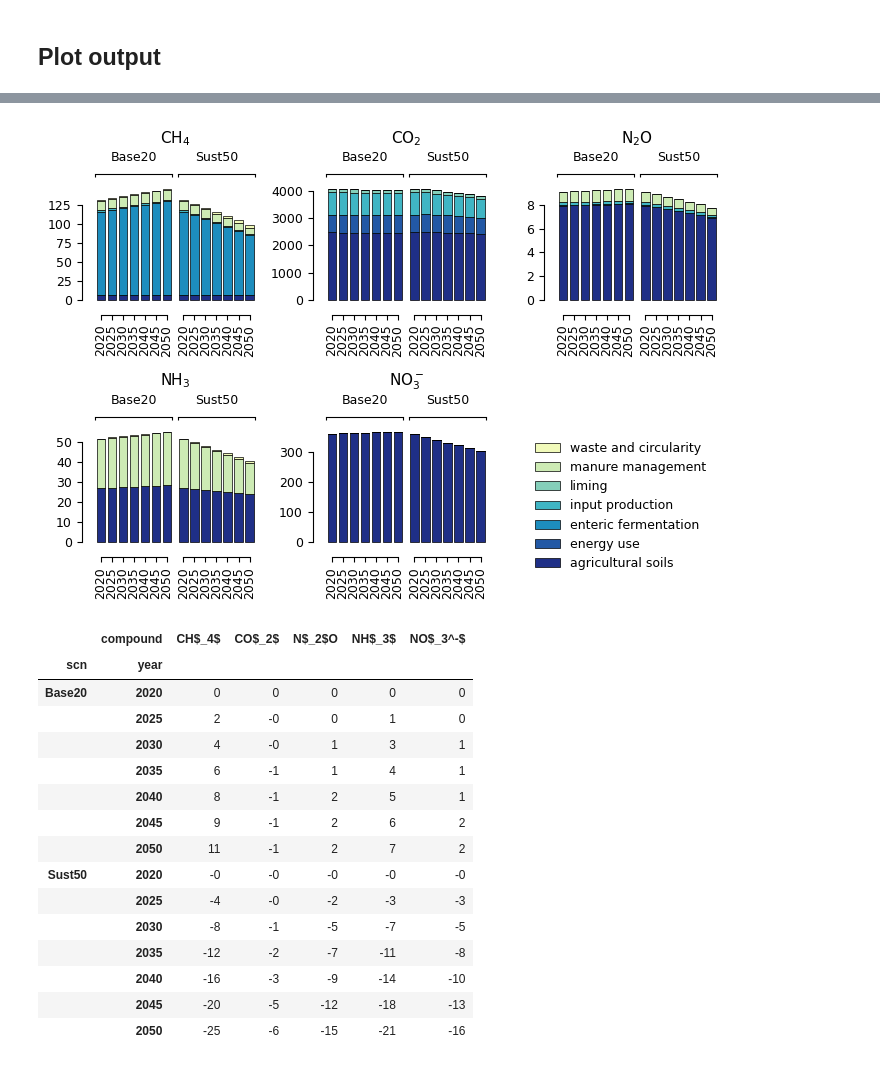
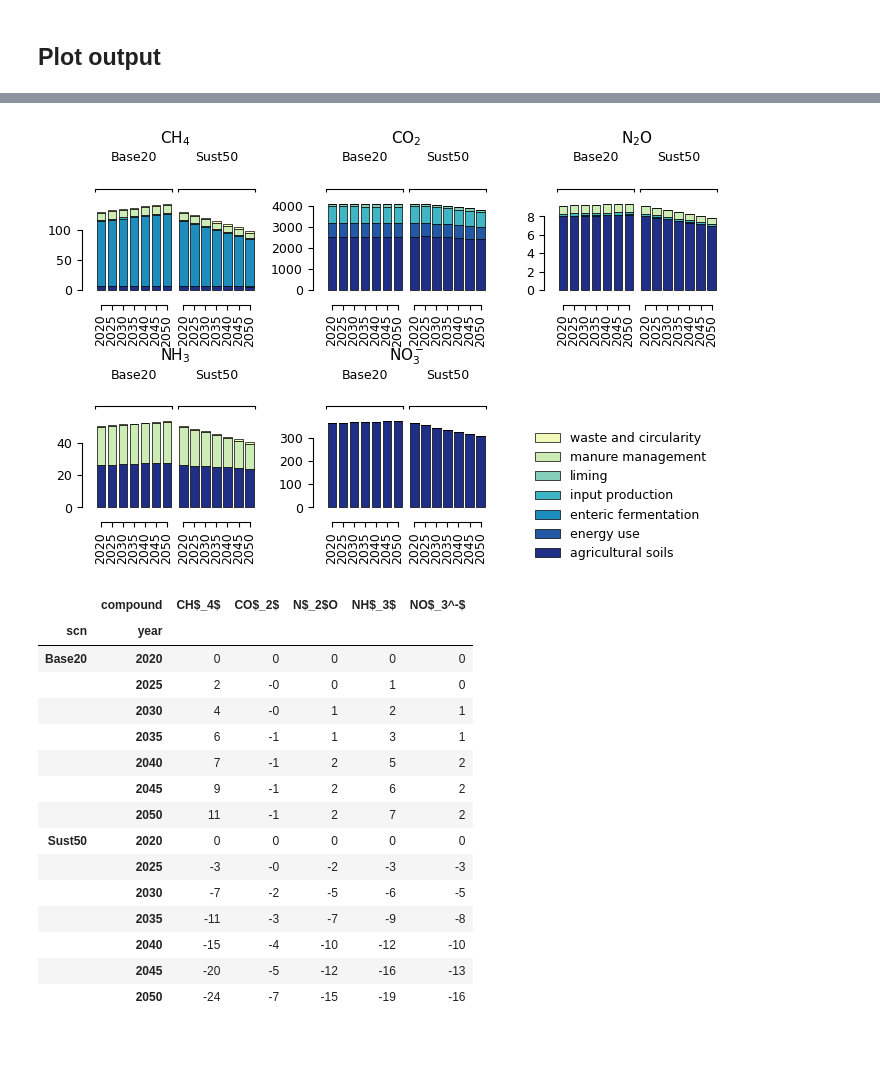
Before and after one commit to SLU-foodsystems/CIBUSmod, a Jupyter notebook: notebooks/example_scenario.ipynb, the cells around one changed output, grey strips where cells are left out. Cells and saved outputs as stored; diff of their text form; code cells hidden in the pictures.

Commit message:
Updated example scenario and figures

```diff
--- a/notebooks/example_scenario.ipynb
+++ b/notebooks/example_scenario.ipynb
@@ -72,7 +82,5 @@ from multi_proc import do_run
 import traceback
 
 # Create list of scenarios/years to run
-# runs = [(s,y) for s, y in session.iterate('all')]
-runs = [(s,y) for s, y in session.iterate('Sust50')]
-# runs = [('Sust50','2050')]
+runs = [(s,y) for s, y in session.iterate('all')]
 runs
@@ -440,12 +433,9 @@ legend.get_frame().set_edgecolor('white')
 legend.get_frame().set_alpha(0.95)
 # plt.show()
 
-# Annotate
-for i, ax in enumerate(axs.flat):
-    ax.text(-0.15, 1.2, chr(97 + i), transform=ax.transAxes,
-            fontsize=10, fontweight='bold', va='top', ha='left')
-
 plt.tight_layout()
+annotate_axs(axs)
+plt.savefig('figs/Fig12.png', dpi=300)
 plt.show()
 # %% [output]
 scn     year
@@ -571,12 +561,9 @@ for scn, year in [('Base20','2020'),('Sust50','2050')]:
     display(plot_data.div(plot_data.sum(axis=1), axis=0).drop('area', axis=1)*100)
     i += 1
 
-# Annotate
-for i, ax in enumerate(axs.flat):
-    ax.text(-0.15, 1.2, chr(97 + i), transform=ax.transAxes,
-        fontsize=10, fontweight='bold', va='top', ha='left')
-
-# plt.tight_layout()
+plt.tight_layout()
+annotate_axs(axs, offset=(-2,2.5))
+plt.savefig('figs/Fig11.png', dpi=300, bbox_inches='tight')
 plt.show()
 # %% [output]
 Base20, 2020
@@ -610,7 +597,11 @@ to_comp = {
     'NH3' : 1,
     'NH3-N' : (17/14),
     'NO3-N' : (62/14),
-    'NOx' : 1
+    'NO3' : (62/14),
+    'NOx' : 1,
+    'NH4' : 1,
+    'PO4' : 1,
+    'K' : 1
 }
 
 to_comp_names = {
@@ -622,12 +613,16 @@ to_comp_names = {
     'NH3' : 'NH$_3$',
     'NH3-N' : 'NH$_3$',
     'NO3-N' : 'NO$_3^-$',
-    'NOx' : 'NO$_X$'
+    'NO3' : 'NO$_3^-$',
+    'NOx' : 'NO$_X$',
+    'NH4' : 'NH$_4$',
+    'PO4' : 'PO$_4^{3-}$',
+    'K' : 'K'
 }
 
 ems = (
     cm.impact.get_emissions(session)
-    .drop(['NOx-N','CO2bio','N2','NOx'], level='compound', axis=1)
+    .drop(['NOx-N','CO2bio','N2','NOx','K','NH4','PO4'], level='compound', axis=1)
 )
 
 plot_data = (
@@ -636,51 +631,52 @@ plot_data = (
     .rename(to_comp_names, axis=1)
     .T.groupby(['compound','process']).sum().T
     .stack().unstack().fillna(0)
 )/1_000_000
 
-fig, axs = plt.subplots(2,3, figsize=(7,5))
+fig, axs = plt.subplots(2,3, figsize=(7,4.5))
 for i, cmp in enumerate(plot_data.columns.unique('compound')):
     ax = axs.flatten()[i]
     cm.plot.bar(
         plot_data.loc[:,cmp],
         group_levels='scn',
         ax=ax,
         **bar_style
     )
     ax.set_title(cmp, fontsize=11)
 
 handles, labels = ax.get_legend_handles_labels()
 ax = axs.flatten()[-1]
 ax.legend(handles, labels, fontsize=9, frameon=False, reverse=True)
 ax.axis('off')
 
 for ax in axs.flatten()[:-1]:
     ax.legend().set_visible(False)
 
 plt.tight_layout()
+plt.savefig('figs/Fig13.png', dpi=300)
 plt.show()
 
 tab_data = plot_data.T.groupby('compound').sum().T
 # tab_data['CO$_2$eq'] = tab_data.mul(pd.Series({'CO$_2$':1, 'CH$_4$':25, 'N$_2$O':298}), axis=1).sum(axis=1)
 display((tab_data.div(tab_data.loc[('Base20','2020')], axis=1)*100-100).style.format(precision=0))
 # %% [output]
-[figure, old version]
+[figure, new version]
 |  | compound | CH$_4$ | CO$_2$ | N$_2$O | NH$_3$ | NO$_3^-$ |
 | scn | year |  |  |  |  |  |
 | Base20 | 2020 | 0 | 0 | 0 | 0 | 0 |
 |  | 2025 | 2 | -0 | 0 | 1 | 0 |
-|  | 2030 | 4 | -0 | 1 | 3 | 1 |
-|  | 2035 | 6 | -1 | 1 | 4 | 1 |
-|  | 2040 | 8 | -1 | 2 | 5 | 1 |
+|  | 2030 | 4 | -0 | 1 | 2 | 1 |
+|  | 2035 | 6 | -1 | 1 | 3 | 1 |
+|  | 2040 | 7 | -1 | 2 | 5 | 2 |
 |  | 2045 | 9 | -1 | 2 | 6 | 2 |
 |  | 2050 | 11 | -1 | 2 | 7 | 2 |
-| Sust50 | 2020 | -0 | -0 | -0 | -0 | -0 |
-|  | 2025 | -4 | -0 | -2 | -3 | -3 |
-|  | 2030 | -8 | -1 | -5 | -7 | -5 |
-|  | 2035 | -12 | -2 | -7 | -11 | -8 |
-|  | 2040 | -16 | -3 | -9 | -14 | -10 |
-|  | 2045 | -20 | -5 | -12 | -18 | -13 |
-|  | 2050 | -25 | -6 | -15 | -21 | -16 |
+| Sust50 | 2020 | 0 | 0 | 0 | 0 | 0 |
+|  | 2025 | -3 | -0 | -2 | -3 | -3 |
+|  | 2030 | -7 | -2 | -5 | -6 | -5 |
+|  | 2035 | -11 | -3 | -7 | -9 | -8 |
+|  | 2040 | -15 | -4 | -10 | -12 | -10 |
+|  | 2045 | -20 | -5 | -12 | -16 | -13 |
+|  | 2050 | -24 | -7 | -15 | -19 | -16 |
 # %%
 ghg = (
     cm.impact.get_GHG(session)
```
Also changed, not shown: parts of 17 cells of this notebook, 1 other file.
